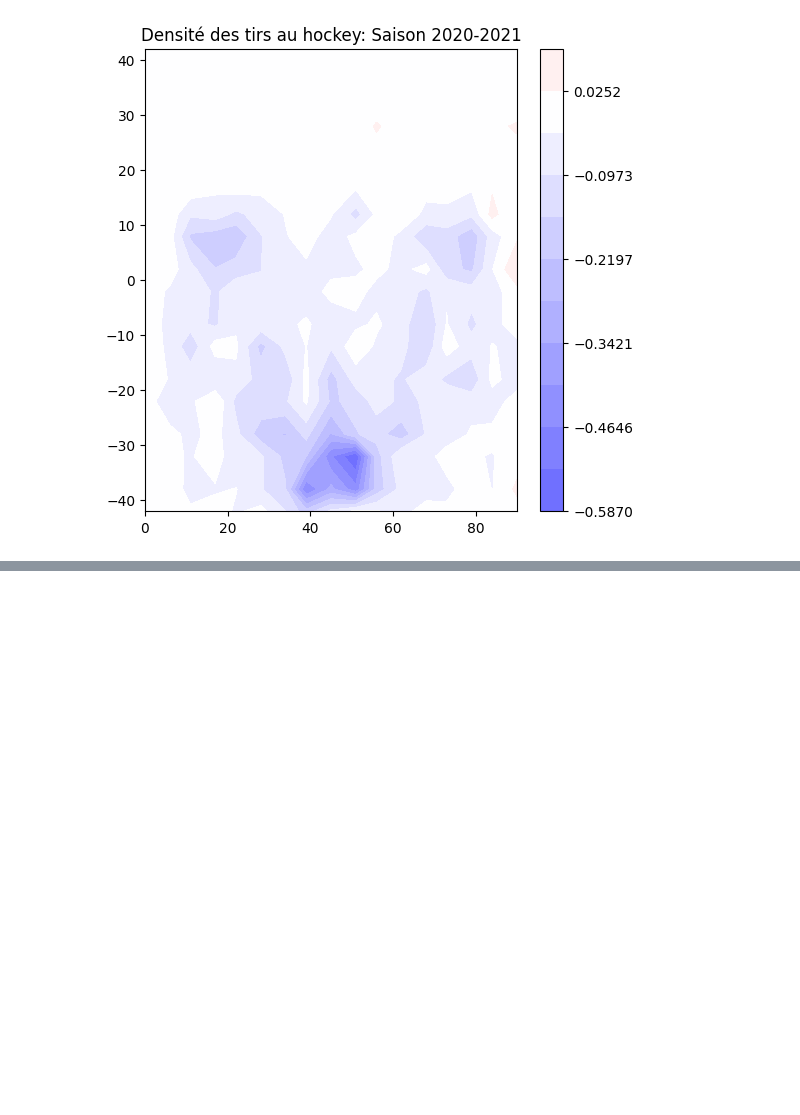
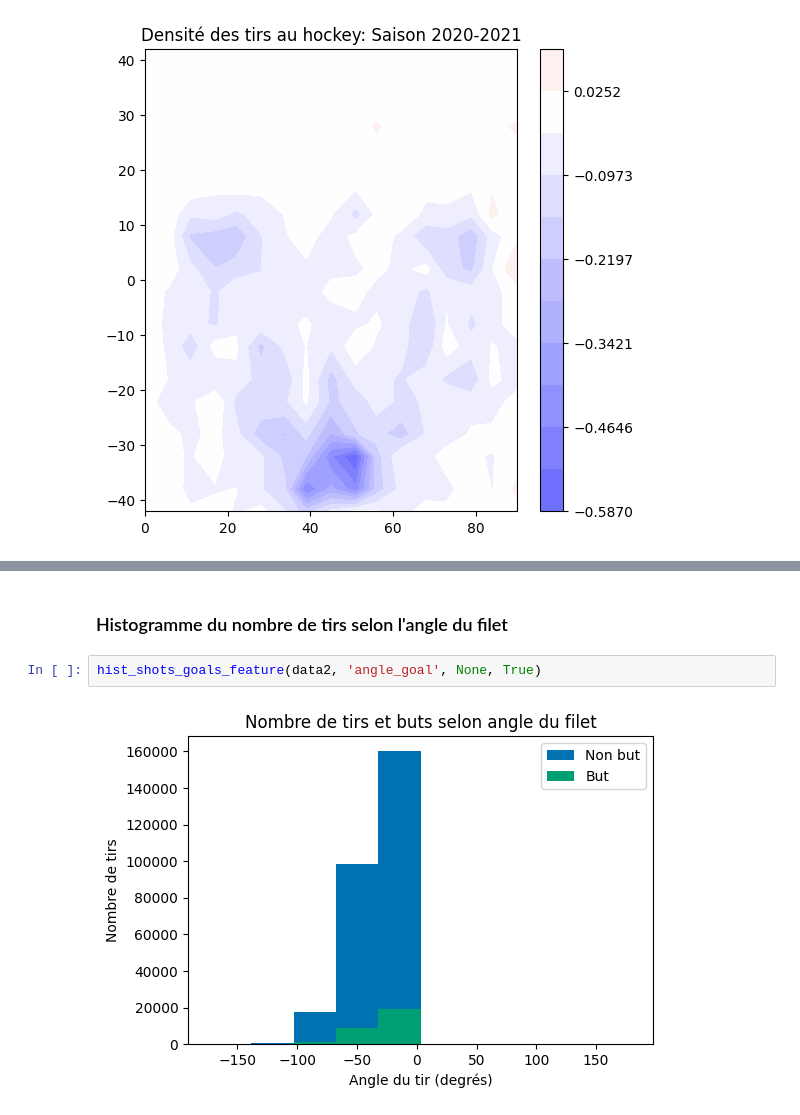
Before and after one commit to mathieupelo/ift6758-A08, a Jupyter notebook: notebooks/visualisation.ipynb, the cells around one changed output, grey strips where cells are left out. Drawn from its saved outputs; the diff is of its cells as text; blank space fills up the shorter version.

```diff
--- a/notebooks/visualisation.ipynb
+++ b/notebooks/visualisation.ipynb
@@ -80,0 +99,6 @@ plt.show()
+# %% [markdown]
+### Histogramme du nombre de tirs selon l'angle du filet
+# %%
+hist_shots_goals_feature(data2, 'angle_goal', None, True)
+# %% [output]
+[figure, added]
```
Also changed, not shown: parts of 12 cells of this notebook, 1 other file.
